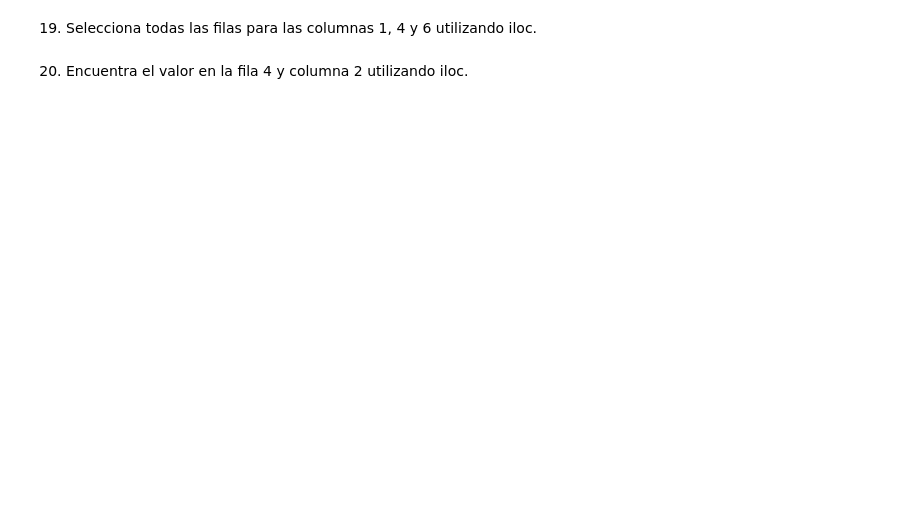
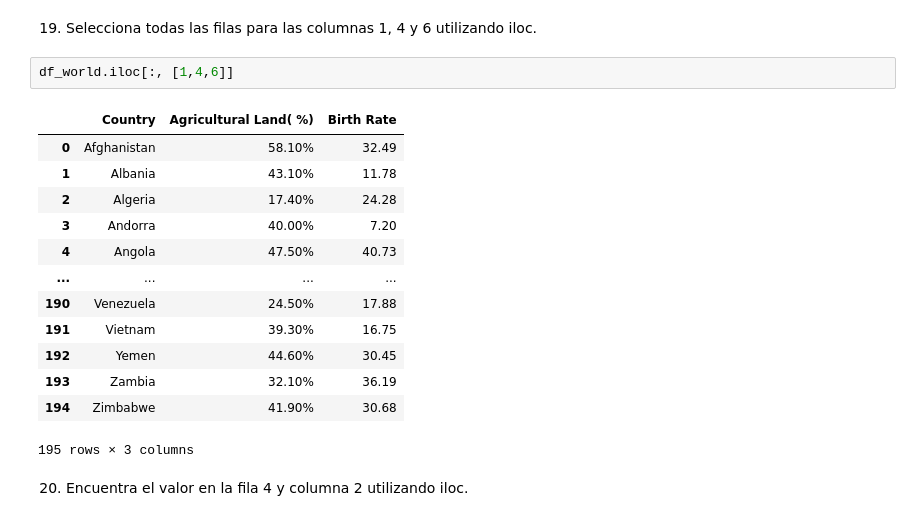
Before and after one commit to karinem0/promoG-modulo3-sprint1-pairprogramming-Fedra-Karine, a Jupyter notebook: 3.EDA_Pair_programming.ipynb, the cells around one changed output. Saved outputs shown, nothing was run; the diff lists cells and outputs as text; blank space fills up the shorter version.

```diff
--- a/3.EDA_Pair_programming.ipynb
+++ b/3.EDA_Pair_programming.ipynb
@@ -422,6 +505,22 @@ df_world.loc[:,["Country","Co2-Emissions"]]
 # %% [markdown]
 
 19. Selecciona todas las filas para las columnas 1, 4 y 6 utilizando iloc.
+# %%
+df_world.iloc[:, [1,4,6]]
+# %% [output]
+|  | Country | Agricultural Land( %) | Birth Rate |
+| 0 | Afghanistan | 58.10% | 32.49 |
+| 1 | Albania | 43.10% | 11.78 |
+| 2 | Algeria | 17.40% | 24.28 |
+| 3 | Andorra | 40.00% | 7.20 |
+| 4 | Angola | 47.50% | 40.73 |
+| ... | ... | ... | ... |
+| 190 | Venezuela | 24.50% | 17.88 |
+| 191 | Vietnam | 39.30% | 16.75 |
+| 192 | Yemen | 44.60% | 30.45 |
+| 193 | Zambia | 32.10% | 36.19 |
+| 194 | Zimbabwe | 41.90% | 30.68 |
+195 rows × 3 columns
 # %% [markdown]
 
 20. Encuentra el valor en la fila 4 y columna 2 utilizando iloc.
```
Also changed, not shown: parts of 13 cells of this notebook.
